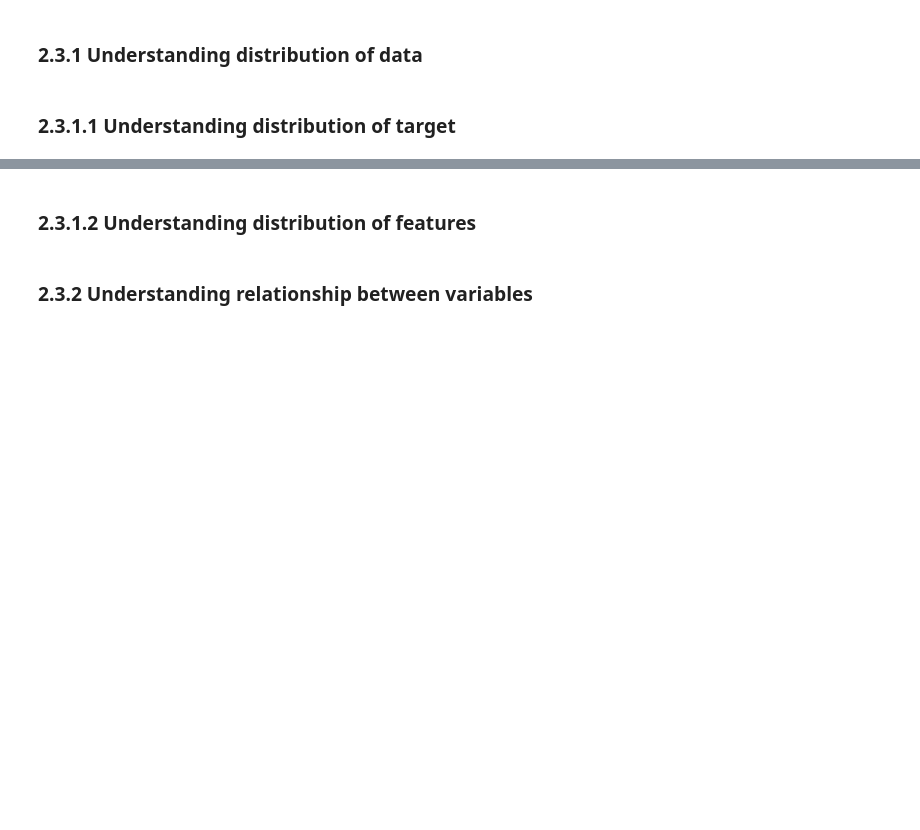
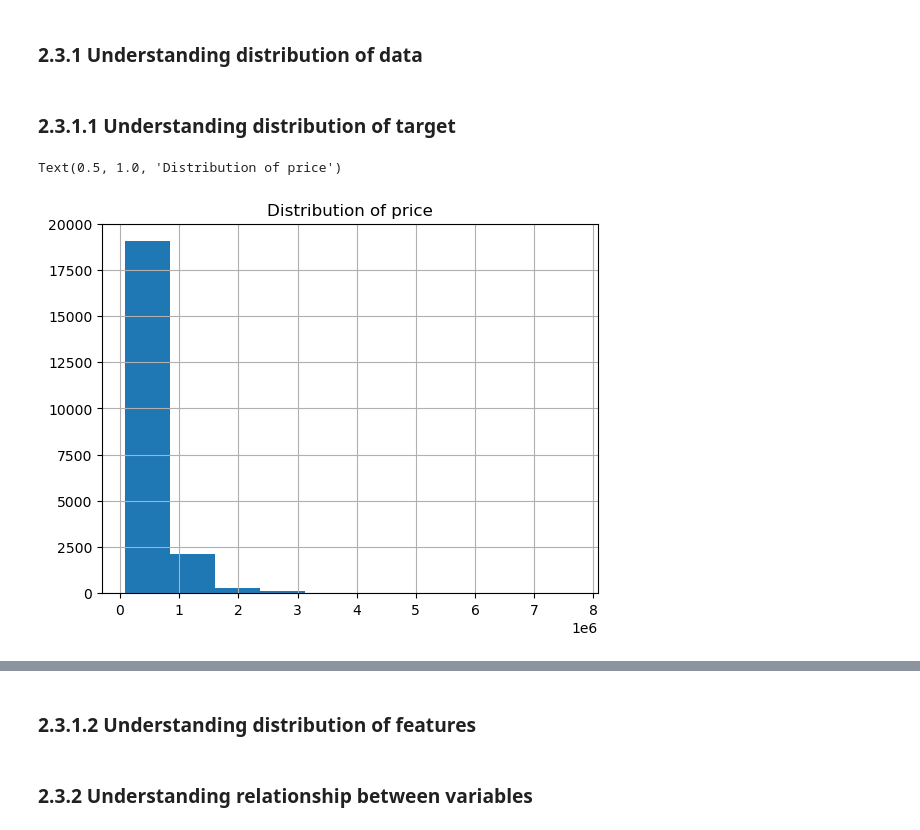
Before and after one commit to jovan210/housing-price-predictor, a Jupyter notebook: jovan_lau/houseprice_prediction.ipynb, the cells around one changed output, grey strips where cells are left out. Cells and saved outputs as stored; diff of their text form; code cells hidden in the pictures; blank space fills up the shorter version.

Commit message:
drew some graphs/charts to understand the distribution of target

```diff
--- a/jovan_lau/houseprice_prediction.ipynb
+++ b/jovan_lau/houseprice_prediction.ipynb
@@ -72,3 +166,9 @@ df
 ### 2.3.1.1 Understanding distribution of target
 # %%
 ## Understanding distribution of target
+col_y = 'price'
+df[col_y].hist()
+plt.title(f"Distribution of price")
+# %% [output]
+Text(0.5, 1.0, 'Distribution of price')
+[figure, added]
```
Also changed, not shown: parts of 13 cells of this notebook.
